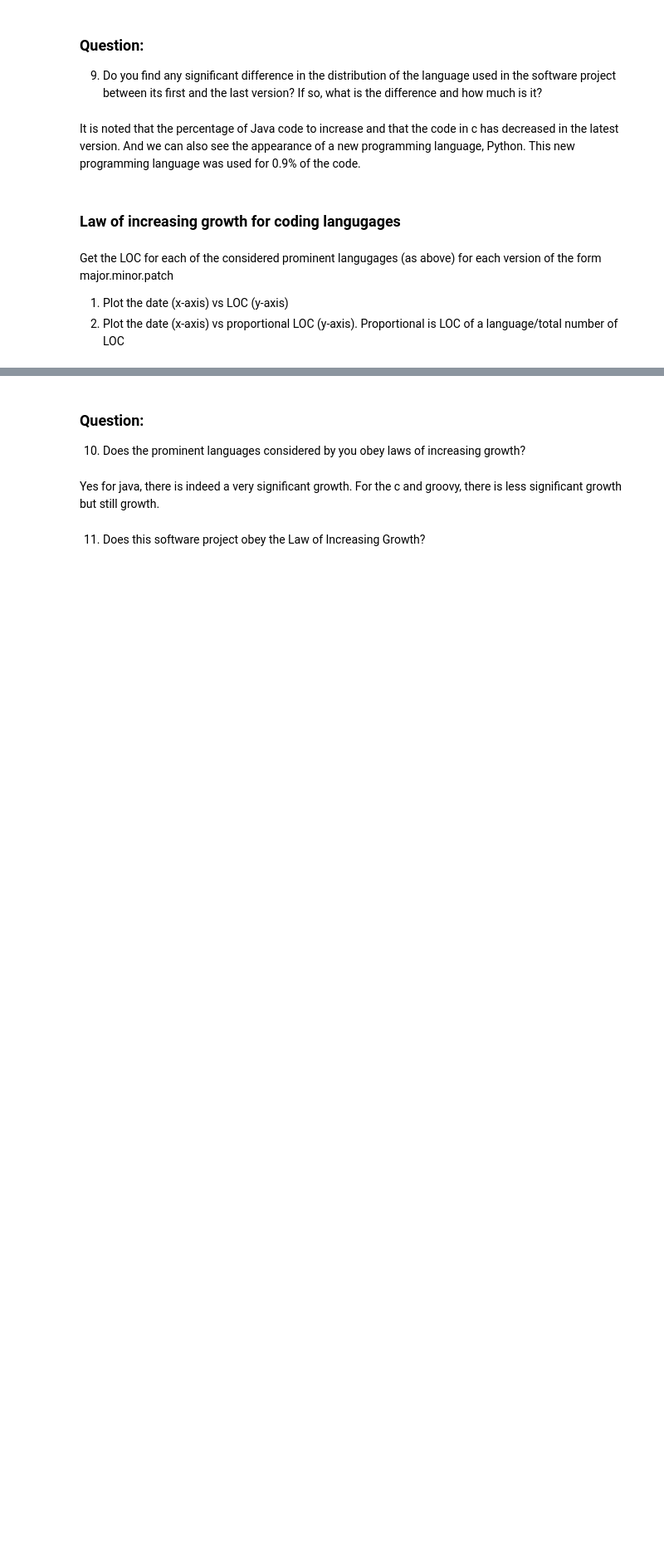
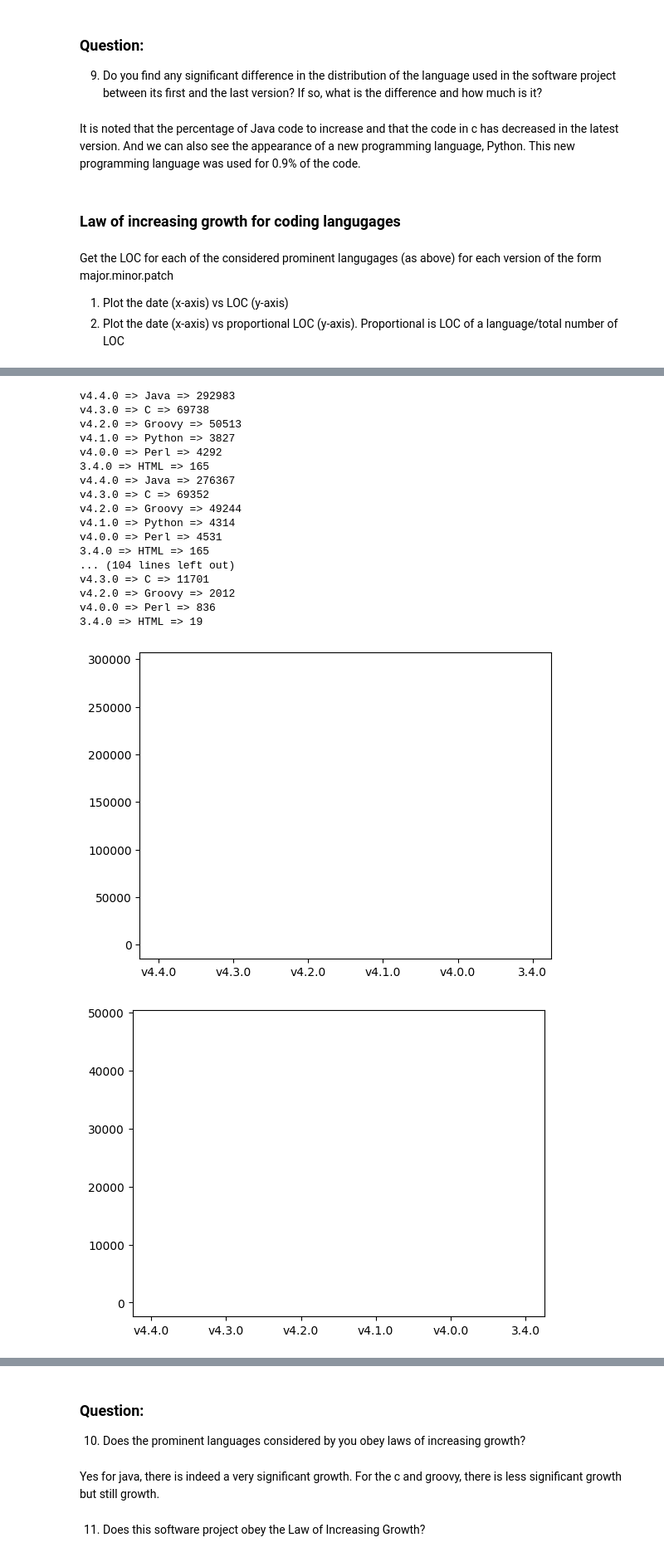
Before and after one commit to Randi-Dcht/Umons_Course2023_SoftwareEvolutionTP2, a Jupyter notebook: TP2_section2.ipynb, the cells around one changed output, grey strips where cells are left out. Shown at 83% size. Drawn from its saved outputs; the diff is of its cells as text; code cells hidden in the pictures; blank space fills up the shorter version.

Commit message:
v1.0.14 (update graph)

```diff
--- a/TP2_section2.ipynb
+++ b/TP2_section2.ipynb
@@ -380,0 +360,13 @@ plt.show()
+# %%
+list_tag = []
+
+for i in static_major_minor_patch:
+    command = f'git -C {eucalyptus_project_path} reset --hard {i}'
+    process = subprocess.Popen(command, stdout=subprocess.PIPE, shell=True).wait()
+    command = f'cloc {eucalyptus_project_path} --csv --timeout=10'
+    process = subprocess.Popen(command, stdout=subprocess.PIPE, shell=True)
+    output, err = process.communicate()
+    output = '\n'.join(output.decode('utf-8').split('\n')[4:])
+    data_cloc = pd.read_csv(StringIO(output))
+    print(data_cloc.head())
+    list_tag.append(data_cloc)
@@ -380,0 +391,48 @@ plt.show()
+# %%
+for j in list_tag:
+    k = 0
+    for l in list_of_lg:
+        y = j[j['language'] == l]['code']
+        if len(y) == 1:
+            print(f'{static_major_minor_patch[k]} => {l} => {int(y)}')
+            plt.plot(static_major_minor_patch[k], int(y), label=l)
+        k+= 1
+plt.show()
+
+for j in list_tag:
+    k = 0
+    for l in list_of_lg:
+        y = j[j['language'] == l]['blank']
+        if len(y) != 0:
+            plt.plot(static_major_minor_patch[k], int(y), label=l)
+        k += 1
+plt.show()
+
+for j in list_tag:
+    k = 0
+    for l in list_of_lg:
+        y = j[j['language'] == l]['comment']
+        if len(y) != 0:
+            plt.plot(static_major_minor_patch[k], int(y), label=l)
+        k += 1
+plt.show()
+# %% [output]
+v4.4.0 => Java => 292983
+v4.3.0 => C => 69738
+v4.2.0 => Groovy => 50513
+v4.1.0 => Python => 3827
+v4.0.0 => Perl => 4292
+3.4.0 => HTML => 165
+v4.4.0 => Java => 276367
+v4.3.0 => C => 69352
+v4.2.0 => Groovy => 49244
+v4.1.0 => Python => 4314
+v4.0.0 => Perl => 4531
+3.4.0 => HTML => 165
+... (104 lines left out)
+v4.3.0 => C => 11701
+v4.2.0 => Groovy => 2012
+v4.0.0 => Perl => 836
+3.4.0 => HTML => 19
+[figure, added]
+[figure, added]
```
Also changed, not shown: parts of 4 cells of this notebook.
